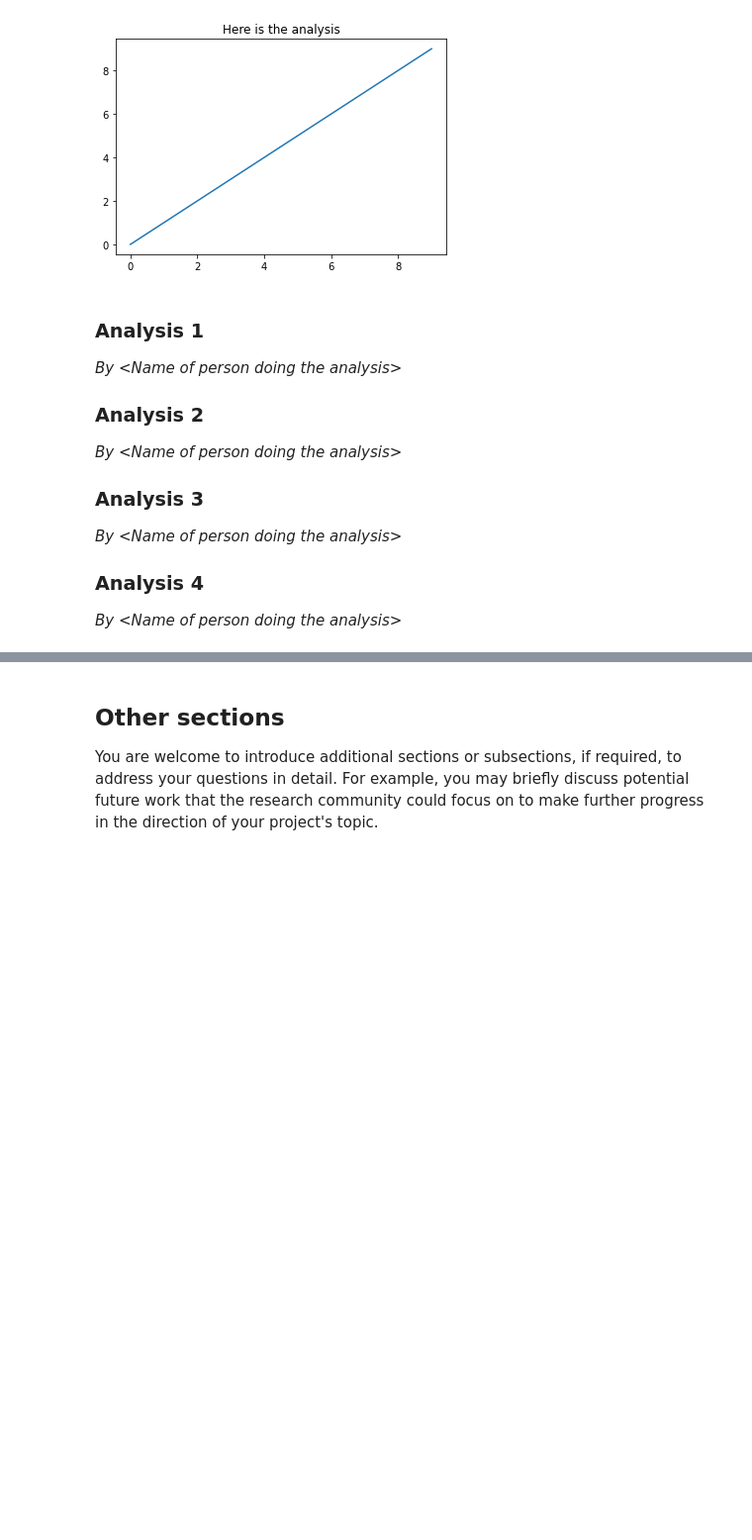
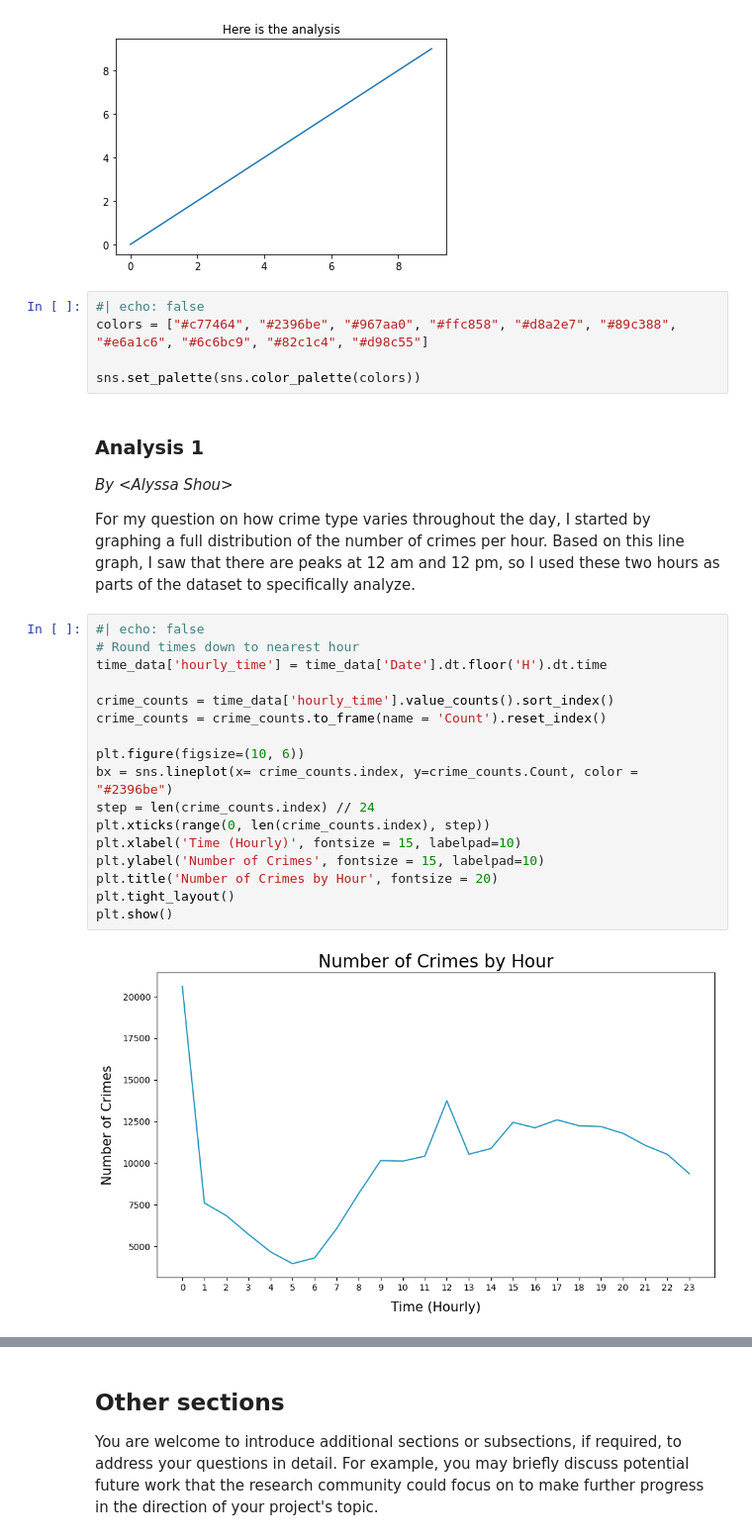
Before and after one commit to ashou2004/Chicago-Crime-Data-Analysis, a Jupyter notebook: ProjectReport.ipynb, the cells around one changed output, grey strips where cells are left out. Shown at 99% size. Saved outputs shown, nothing was run; the diff lists cells and outputs as text; blank space fills up the shorter version.

```diff
--- a/ProjectReport.ipynb
+++ b/ProjectReport.ipynb
@@ -328,15 +332,32 @@ import matplotlib.pyplot as plt
 plt.plot(range(10));
 # %% [output]
 [figure]
+# %%
+#| echo: false
+colors = ["#c77464", "#2396be", "#967aa0", "#ffc858", "#d8a2e7", "#89c388", "#e6a1c6", "#6c6bc9", "#82c1c4", "#d98c55"]
+
+sns.set_palette(sns.color_palette(colors))
 # %% [markdown]
 ### Analysis 1
-*By \<Name of person doing the analysis>*
+*By \<Alyssa Shou>*
 
-### Analysis 2
-*By \<Name of person doing the analysis>*
-
-### Analysis 3
-*By \<Name of person doing the analysis>*
-
-### Analysis 4
-*By \<Name of person doing the analysis>*
+For my question on how crime type varies throughout the day, I started by graphing a full distribution of the number of crimes per hour. Based on this line graph, I saw that there are peaks at 12 am and 12 pm, so I used these two hours as parts of the dataset to specifically analyze.
+# %%
+#| echo: false
+# Round times down to nearest hour
+time_data['hourly_time'] = time_data['Date'].dt.floor('H').dt.time
+
+crime_counts = time_data['hourly_time'].value_counts().sort_index()
+crime_counts = crime_counts.to_frame(name = 'Count').reset_index()
+
+plt.figure(figsize=(10, 6))
+bx = sns.lineplot(x= crime_counts.index, y=crime_counts.Count, color = "#2396be")
+step = len(crime_counts.index) // 24
+plt.xticks(range(0, len(crime_counts.index), step))
+plt.xlabel('Time (Hourly)', fontsize = 15, labelpad=10)
+plt.ylabel('Number of Crimes', fontsize = 15, labelpad=10)
+plt.title('Number of Crimes by Hour', fontsize = 20)
+plt.tight_layout()
+plt.show()
+# %% [output]
+[figure, added]
```
Also changed, not shown: parts of 15 cells of this notebook.
